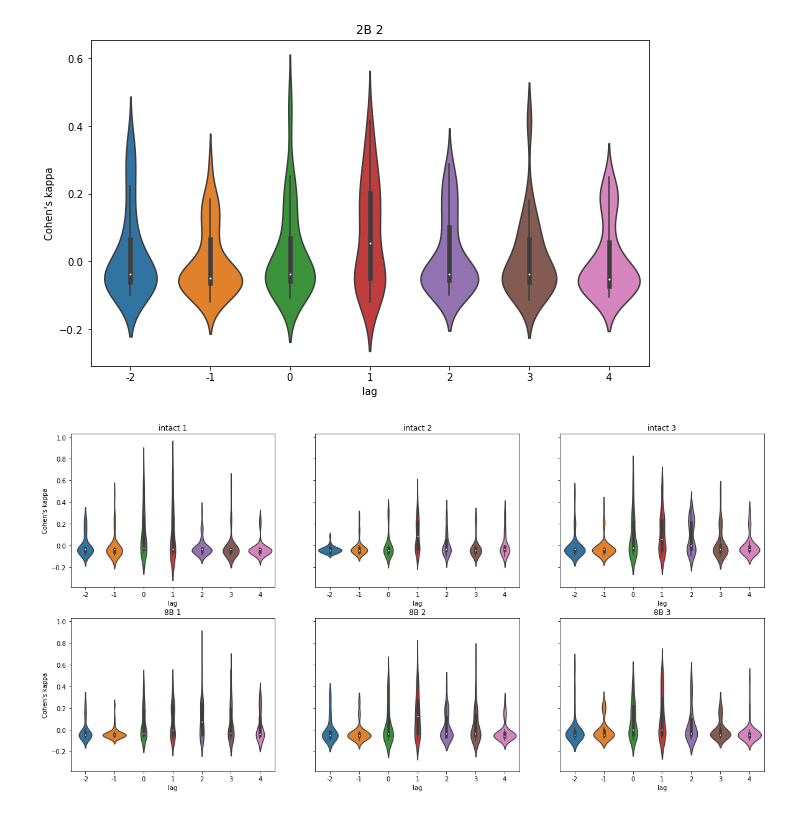
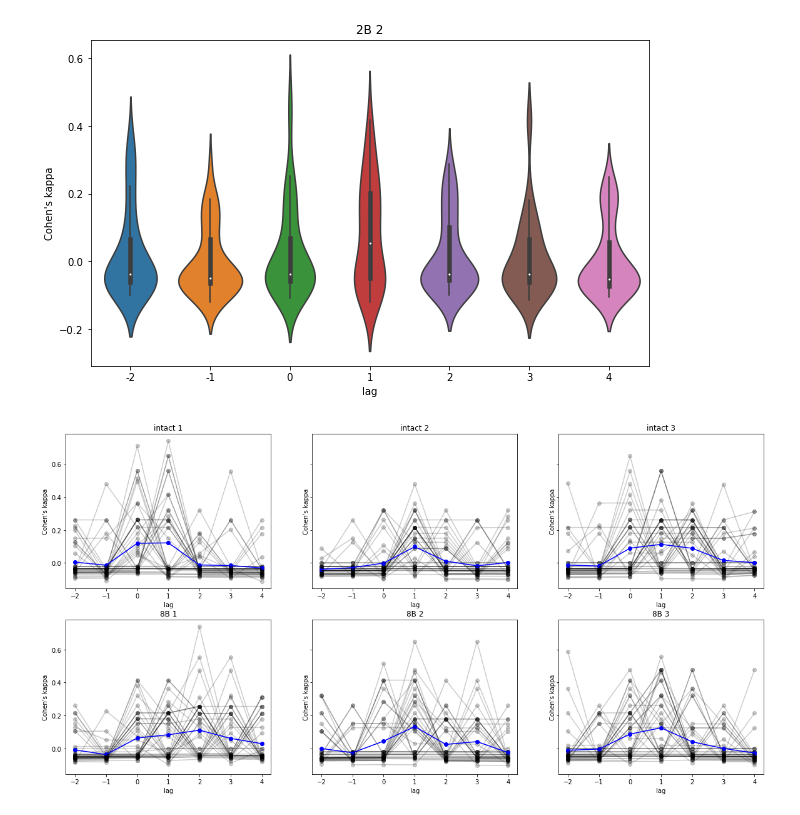
Before and after one commit to riesacassano/BCS-511-minilab-annotations, a Jupyter notebook: annotations_analysis.ipynb, the cells around one changed output. Cells and saved outputs as stored; diff of their text form; code cells hidden in the pictures.

Commit message:
traces of agreement per subject

```diff
--- a/annotations_analysis.ipynb
+++ b/annotations_analysis.ipynb
@@ -141,35 +141,43 @@ for cond in range(len(conditions)):
         this_data = this_data[this_data['run']==2] # select only run 2
         data_array = this_data['response'].to_numpy()
         data_array = np.reshape(data_array, (subject_ids.shape[0], gt_array.shape[0]))
 
         kappa_values = np.zeros((subject_ids.shape[0],len(lags)))
 
         for i in range(subject_ids.shape[0]):
             this_sub = data_array[i,:]
 
             for l in range(len(lags)):
                 lag = lags[l]
 
                 if lag > 0:
                     this_sub_crop = this_sub[lag:]
                     this_gt = gt_array[:-lag]
 
                 elif lag < 0:
                     this_sub_crop = this_sub[:lag]
                     this_gt = gt_array[-lag:]
 
                 elif lag == 0:
                     this_sub_crop = this_sub
                     this_gt = gt_array
 
                 kappa_values[i,l] = cohen_kappa_score(this_sub_crop,this_gt)
 
-        sns.violinplot(data = kappa_values, ax = ax[cond,n])
-        ax[cond,n].set_xticklabels(lags)
+
+        #sns.violinplot(data = kappa_values, ax = ax[cond,n])
+        for s in range(subject_ids.shape[0]):
+            ax[cond,n].plot(lags, kappa_values[s,:], color='black', alpha=0.2)
+            ax[cond,n].scatter(lags, kappa_values[s,:], color='black', alpha=0.2)
+
+        ax[cond,n].plot(lags, np.mean(kappa_values,axis=0), color='blue')
+        ax[cond,n].scatter(lags, np.mean(kappa_values,axis=0), color='blue')
+
+        #ax[cond,n].set_xticklabels(lags)
         ax[cond,n].set_xlabel('lag')
-        #ax[cond,n].set_ylabel("Cohen's kappa")
+        ax[cond,n].set_ylabel("Cohen's kappa")
         ax[cond,n].set_title('%s %d'%(c, stim_num))
 
-plt.savefig('plots/less_scrambled_all_lag_kappa_violin.png',dpi=500);
+plt.savefig('plots/less_scrambled_all_lag_kappa_traces.png',dpi=500);
 # %% [output]
-[figure, old version]
+[figure, new version]
```
Also changed, not shown: 1 other file.
